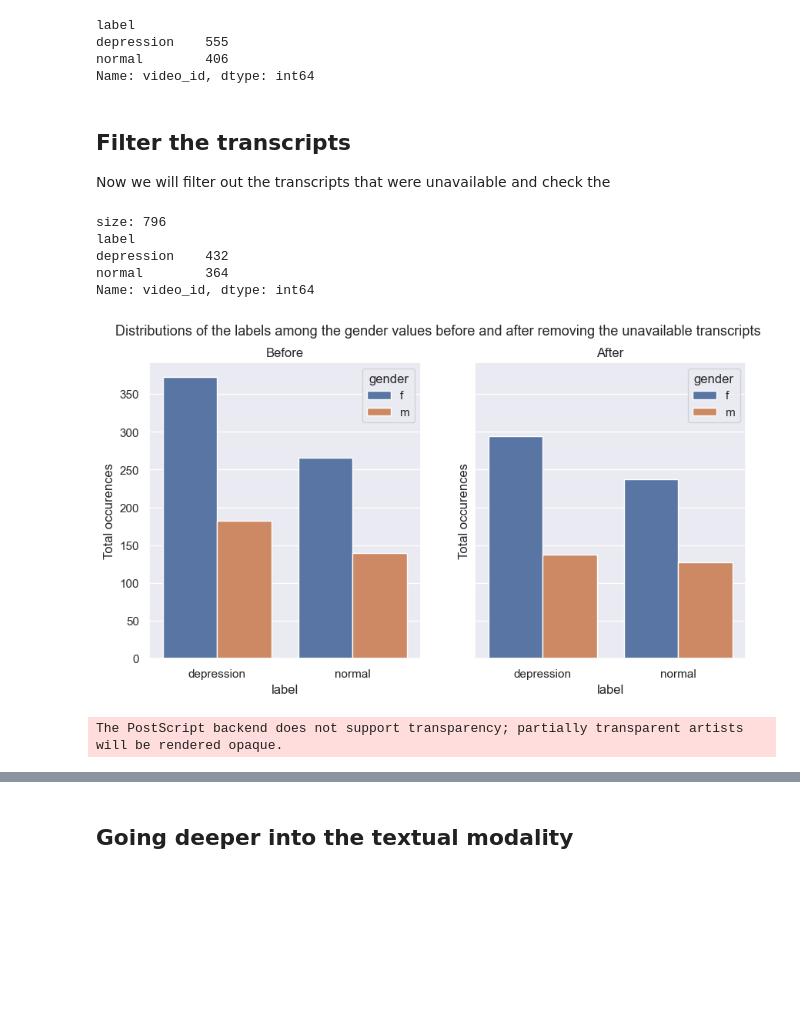
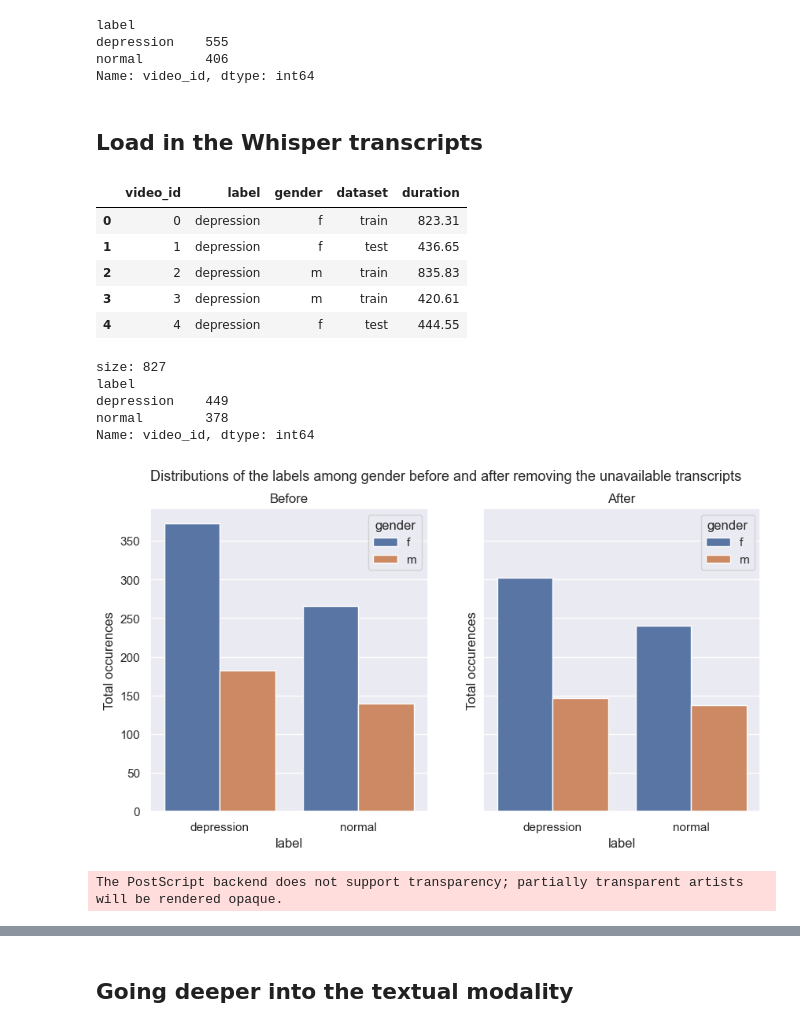
Before and after one commit to StanMey/Master_thesis_DVlog, a Jupyter notebook: notebooks/transcripts_exploration.ipynb, the cells around one changed output, grey strips where cells are left out. Cells and saved outputs as stored; diff of their text form; code cells hidden in the pictures; blank space fills up the shorter version.

Commit message:
updated exploration notebook with v2 dataset

```diff
--- a/notebooks/transcripts_exploration.ipynb
+++ b/notebooks/transcripts_exploration.ipynb
@@ -41,41 +47,76 @@ depression    555
 normal        406
 Name: video_id, dtype: int64
 # %% [markdown]
-## Filter the transcripts
-Now we will filter out the transcripts that were unavailable and check the
+## Load in the Whisper transcripts
 # %%
-# now filter out the videos without a transcript
-df_filter_data = df_data[df_data["transcript"] != "transcript not available anymore"]
+# get the new dataset
+new_annotations_file = Path(r"../DVlog/dataset/dvlog_labels_v2.csv")
+json_dir = Path(r"../data/dvlog_text")
 
-# print the new sizes
-print(f"size: {len(df_filter_data)}")
-print(df_filter_data.groupby("label").count()["video_id"])
+# load in the annotation labels
+df_annotations = pd.read_csv(new_annotations_file)
+
+# set the label back to depression and normal
+df_annotations["label"] = np.where(df_annotations["label"] == 1, "depression", "normal")
+
+# get the duration of the videos
+df_annotations = df_annotations.join(df_data[["video_id", "duration"]], on="video_id", rsuffix="_")
+df_annotations.drop("video_id_", axis=1, inplace=True)
+
+df_annotations.head()
 # %% [output]
-size: 796
-label
-depression    432
-normal        364
-Name: video_id, dtype: int64
+|  | video_id | label | gender | dataset | duration |
+| 0 | 0 | depression | f | train | 823.31 |
+| 1 | 1 | depression | f | test | 436.65 |
+| 2 | 2 | depression | m | train | 835.83 |
+| 3 | 3 | depression | m | train | 420.61 |
+| 4 | 4 | depression | f | test | 444.55 |
+# %%
+# retrieve the text for each datapoint
+text_ref_dict = {}
+for json_file in os.listdir(json_dir):
+
+    # get the video_id and setup the path to the file
+    video_id = int(json_file.split("_")[0])
+    json_path = os.path.join(json_dir, json_file)
+
+    with open(json_path) as current_file:
+        json_dict = json.loads(current_file.read())
+
+    text_ref_dict[video_id] = json_dict["text"]
+
+# put the annotations back into the dataframe
+df_annotations["transcripts"] = df_annotations["video_id"].apply(lambda x: text_ref_dict.get(x))
+
+# print the new sizes
+print(f"size: {len(df_annotations)}")
+print(df_annotations.groupby("label").count()["video_id"])
+# %% [output]
+size: 827
+label
+depression    449
+normal        378
+Name: video_id, dtype: int64
 # %%
 # Get the difference between the distributions before and after removing the transcripts
 norm_data = df_data.groupby(["gender", "label"]).agg(count_occ=("video_id", "count")).reset_index()
-filter_data = df_filter_data.groupby(["gender", "label"]).agg(count_occ=("video_id", "count")).reset_index()
+filter_data = df_annotations.groupby(["gender", "label"]).agg(count_occ=("video_id", "count")).reset_index()
 
 fig, (ax1, ax2) = plt.subplots(1, 2, sharey=True)
 sns.barplot(x='label', y='count_occ', hue='gender', data=norm_data, ax=ax1)
 sns.barplot(x='label', y='count_occ', hue='gender', data=filter_data, ax=ax2)
 
 ax1.set_ylabel("Total occurences")
 ax1.set_title('Before')
 
 ax2.set_ylabel("Total occurences")
 ax2.set_title('After')
 
-fig.suptitle("Distributions of the labels among the gender values before and after removing the unavailable transcripts", fontsize=13)
+fig.suptitle("Distributions of the labels among gender before and after removing the unavailable transcripts", fontsize=13)
 plt.show()
-fig.savefig("figures/filtered_dvlog.eps", format="eps")
+fig.savefig("../figures/filtered_dvlog.eps", format="eps")
 # %% [output]
-[figure, old version]
+[figure, new version]
 The PostScript backend does not support transparency; partially transparent artists will be rendered opaque.
 # %%
 filter_data
```
Also changed, not shown: parts of 12 cells of this notebook.
